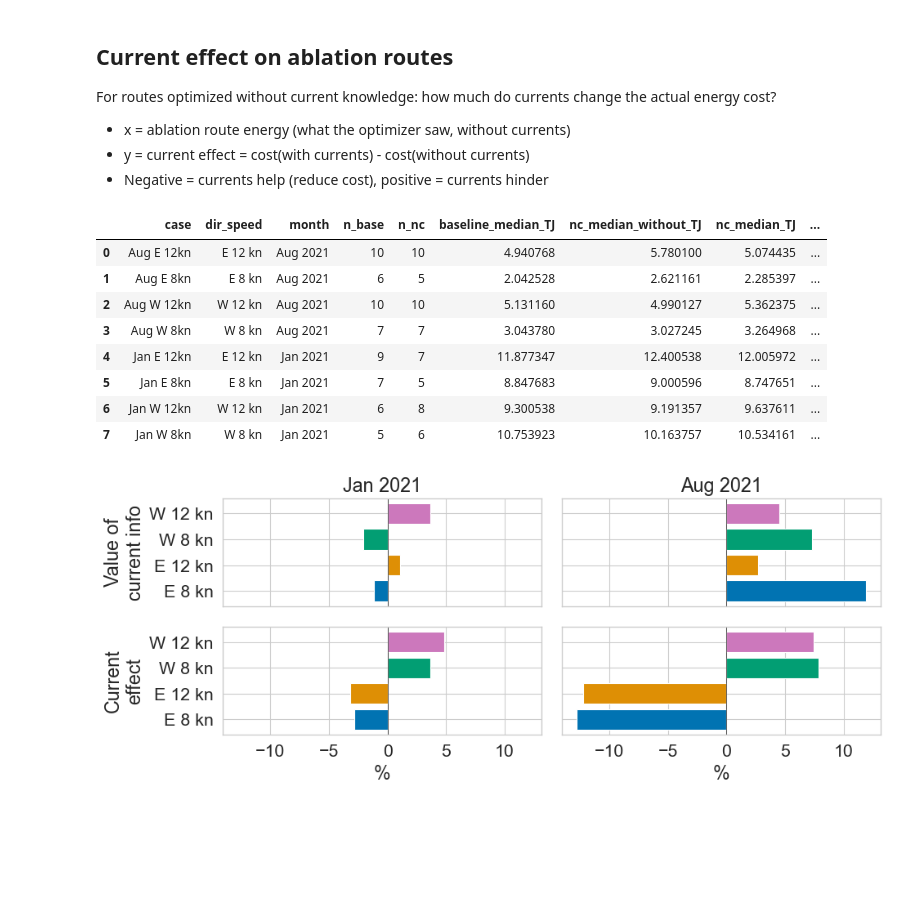
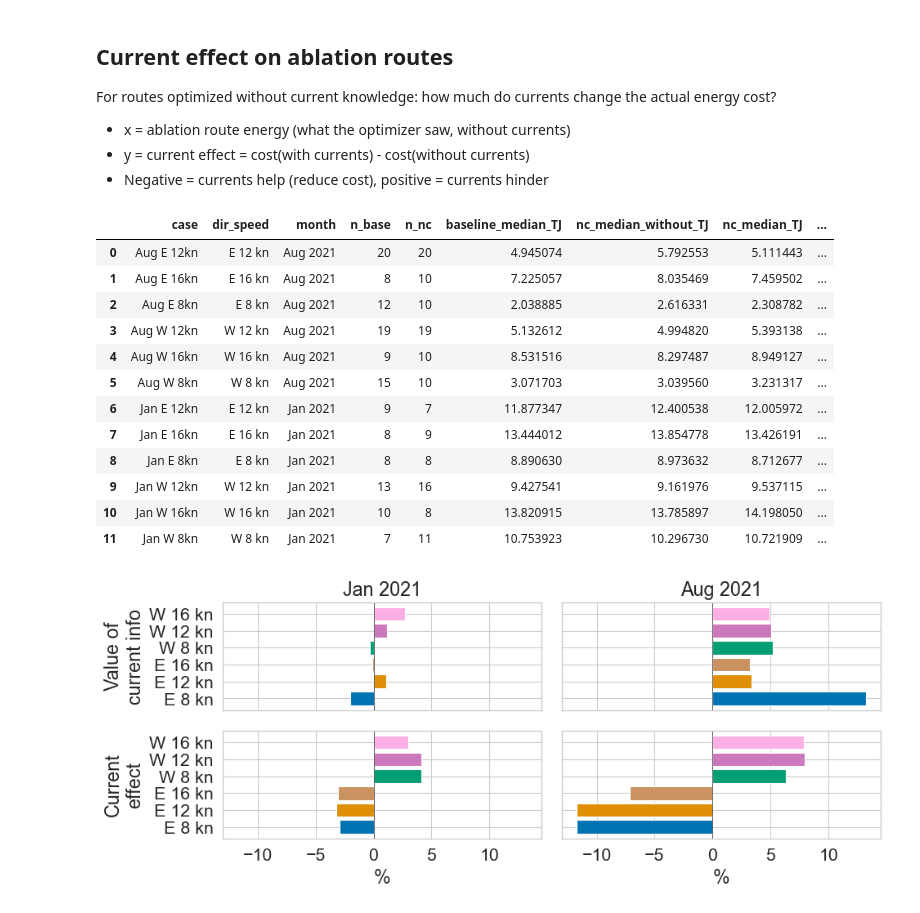
Before and after one commit to willirath/ship_routing, a Jupyter notebook: experiments/cost_001/notebooks/040_ablation_no_currents.ipynb, the cells around one changed output. Drawn from its saved outputs; the diff is of its cells as text; code cells hidden in the pictures; blank space fills up the shorter version.

```diff
--- a/experiments/cost_001/notebooks/040_ablation_no_currents.ipynb
+++ b/experiments/cost_001/notebooks/040_ablation_no_currents.ipynb
@@ -105,12 +105,16 @@ def route_with_ns_time(route):
 CASES = [
     {"month": 1, "journey": "Atlantic_forward", "speed": 8.0, "label": "Jan E 8kn"},
     {"month": 1, "journey": "Atlantic_forward", "speed": 12.0, "label": "Jan E 12kn"},
+    {"month": 1, "journey": "Atlantic_forward", "speed": 16.0, "label": "Jan E 16kn"},
     {"month": 1, "journey": "Atlantic_backward", "speed": 8.0, "label": "Jan W 8kn"},
     {"month": 1, "journey": "Atlantic_backward", "speed": 12.0, "label": "Jan W 12kn"},
+    {"month": 1, "journey": "Atlantic_backward", "speed": 16.0, "label": "Jan W 16kn"},
     {"month": 8, "journey": "Atlantic_forward", "speed": 8.0, "label": "Aug E 8kn"},
     {"month": 8, "journey": "Atlantic_forward", "speed": 12.0, "label": "Aug E 12kn"},
+    {"month": 8, "journey": "Atlantic_forward", "speed": 16.0, "label": "Aug E 16kn"},
     {"month": 8, "journey": "Atlantic_backward", "speed": 8.0, "label": "Aug W 8kn"},
     {"month": 8, "journey": "Atlantic_backward", "speed": 12.0, "label": "Aug W 12kn"},
+    {"month": 8, "journey": "Atlantic_backward", "speed": 16.0, "label": "Aug W 16kn"},
 ]
 
 CASE_LABELS = {c["label"]: c["label"].replace("Jan", "Jan 2021").replace("Aug", "Aug 2021") for c in CASES}
@@ -128,8 +132,8 @@ for case in CASES:
     base_costs = [r["cost_TJ"] for r in base_all]
     nc_costs = [r["cost_TJ"] for r in nc_all]
     print(f"{case['label']:14s}  base: {len(base_all)} replicas, "
-          f"median={np.median(base_costs):.3f} TJ  |  "
-          f"nc: {len(nc_all)} replicas, median={np.median(nc_costs):.3f} TJ")
+          f"median={np.nanmedian(base_costs):.3f} TJ  |  "
+          f"nc: {len(nc_all)} replicas, median={np.nanmedian(nc_costs):.3f} TJ")
 
 # Best routes for map display (lowest cost, including kinky routes)
 map_routes = {}
@@ -267,8 +275,10 @@ cb_palette = sns.color_palette("colorblind")
 ROUTE_STYLES = {
     "E 8kn":  {"color": cb_palette[0], "label": "E 8 kn"},
     "E 12kn": {"color": cb_palette[1], "label": "E 12 kn"},
+    "E 16kn": {"color": cb_palette[5], "label": "E 16 kn"},
     "W 8kn":  {"color": cb_palette[2], "label": "W 8 kn"},
     "W 12kn": {"color": cb_palette[4], "label": "W 12 kn"},
+    "W 16kn": {"color": cb_palette[6], "label": "W 16 kn"},
 }
 
 MONTHS = [
@@ -378,8 +388,10 @@ cb_palette = sns.color_palette("colorblind")
 DIR_SPEED_PALETTE = {
     "E 8 kn":  cb_palette[0],
     "E 12 kn": cb_palette[1],
+    "E 16 kn": cb_palette[5],
     "W 8 kn":  cb_palette[2],
     "W 12 kn": cb_palette[4],
+    "W 16 kn": cb_palette[6],
 }
 
 reeval[["case", "dir_speed", "month", "n_base", "n_nc",
@@ -388,46 +400,50 @@ reeval[["case", "dir_speed", "month", "n_base", "n_nc",
         "current_effect_TJ", "current_effect_%"]]
 # %% [output]
 |  | case | dir_speed | month | n_base | n_nc | baseline_median_TJ | nc_median_without_TJ | nc_median_TJ | ... |
-| 0 | Aug E 12kn | E 12 kn | Aug 2021 | 10 | 10 | 4.940768 | 5.780100 | 5.074435 | ... |
-| 1 | Aug E 8kn | E 8 kn | Aug 2021 | 6 | 5 | 2.042528 | 2.621161 | 2.285397 | ... |
-| 2 | Aug W 12kn | W 12 kn | Aug 2021 | 10 | 10 | 5.131160 | 4.990127 | 5.362375 | ... |
-| 3 | Aug W 8kn | W 8 kn | Aug 2021 | 7 | 7 | 3.043780 | 3.027245 | 3.264968 | ... |
-| 4 | Jan E 12kn | E 12 kn | Jan 2021 | 9 | 7 | 11.877347 | 12.400538 | 12.005972 | ... |
-| 5 | Jan E 8kn | E 8 kn | Jan 2021 | 7 | 5 | 8.847683 | 9.000596 | 8.747651 | ... |
-| 6 | Jan W 12kn | W 12 kn | Jan 2021 | 6 | 8 | 9.300538 | 9.191357 | 9.637611 | ... |
-| 7 | Jan W 8kn | W 8 kn | Jan 2021 | 5 | 6 | 10.753923 | 10.163757 | 10.534161 | ... |
+| 0 | Aug E 12kn | E 12 kn | Aug 2021 | 20 | 20 | 4.945074 | 5.792553 | 5.111443 | ... |
+| 1 | Aug E 16kn | E 16 kn | Aug 2021 | 8 | 10 | 7.225057 | 8.035469 | 7.459502 | ... |
+| 2 | Aug E 8kn | E 8 kn | Aug 2021 | 12 | 10 | 2.038885 | 2.616331 | 2.308782 | ... |
+| 3 | Aug W 12kn | W 12 kn | Aug 2021 | 19 | 19 | 5.132612 | 4.994820 | 5.393138 | ... |
+| 4 | Aug W 16kn | W 16 kn | Aug 2021 | 9 | 10 | 8.531516 | 8.297487 | 8.949127 | ... |
+| 5 | Aug W 8kn | W 8 kn | Aug 2021 | 15 | 10 | 3.071703 | 3.039560 | 3.231317 | ... |
+| 6 | Jan E 12kn | E 12 kn | Jan 2021 | 9 | 7 | 11.877347 | 12.400538 | 12.005972 | ... |
+| 7 | Jan E 16kn | E 16 kn | Jan 2021 | 8 | 9 | 13.444012 | 13.854778 | 13.426191 | ... |
+| 8 | Jan E 8kn | E 8 kn | Jan 2021 | 8 | 8 | 8.890630 | 8.973632 | 8.712677 | ... |
+| 9 | Jan W 12kn | W 12 kn | Jan 2021 | 13 | 16 | 9.427541 | 9.161976 | 9.537115 | ... |
+| 10 | Jan W 16kn | W 16 kn | Jan 2021 | 10 | 8 | 13.820915 | 13.785897 | 14.198050 | ... |
+| 11 | Jan W 8kn | W 8 kn | Jan 2021 | 7 | 11 | 10.753923 | 10.296730 | 10.721909 | ... |
 # %%
 # Bar chart (%) — Jan / Aug side by side, color by dir+speed
-dir_speed_order = ["E 8 kn", "E 12 kn", "W 8 kn", "W 12 kn"]
+dir_speed_order = ["E 8 kn", "E 12 kn", "E 16 kn", "W 8 kn", "W 12 kn", "W 16 kn"]
 y = np.arange(len(dir_speed_order))
 
 fig, axes = plt.subplots(2, 2, figsize=(10, 4.25), sharey=True, sharex=True)
 
 for col, month_label in enumerate(["Jan 2021", "Aug 2021"]):
     sub = reeval[reeval.month == month_label].set_index("dir_speed").loc[dir_speed_order]
     colors = [DIR_SPEED_PALETTE[ds] for ds in dir_speed_order]
 
     axes[0, col].barh(y, sub["value_of_info_%"], color=colors)
     axes[0, col].axvline(0, color="k", lw=0.5)
     axes[0, col].set_title(month_label)
     axes[0, col].invert_yaxis()
 
     axes[1, col].barh(y, sub["current_effect_%"], color=colors)
     axes[1, col].axvline(0, color="k", lw=0.5)
     axes[1, col].invert_yaxis()
 
 axes[0, 0].set_yticks(y)
 axes[0, 0].set_yticklabels(dir_speed_order)
 axes[0, 0].set_ylabel("Value of\ncurrent info")
 axes[1, 0].set_ylabel("Current\neffect")
 axes[1, 0].set_xlabel("%")
 axes[1, 1].set_xlabel("%")
 
 fig.tight_layout()
 fig.savefig(FIG_DIR / "040_ablation_bars_pct.pdf", bbox_inches="tight")
 plt.show()
 # %% [output]
-[figure, old version]
+[figure, new version]
 # %%
 # Bar chart (TJ) — Jan / Aug side by side, color by dir+speed
 fig, axes = plt.subplots(2, 2, figsize=(10, 4.25), sharey=True, sharex=True)
```
Also changed, not shown: parts of 7 cells of this notebook, 22 other files.
